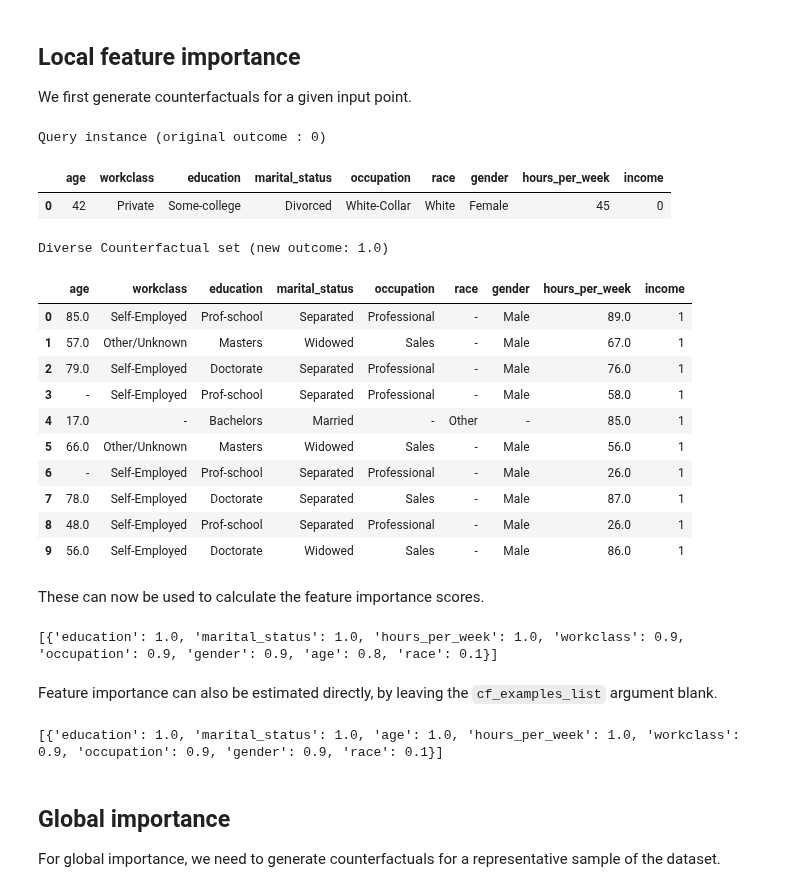
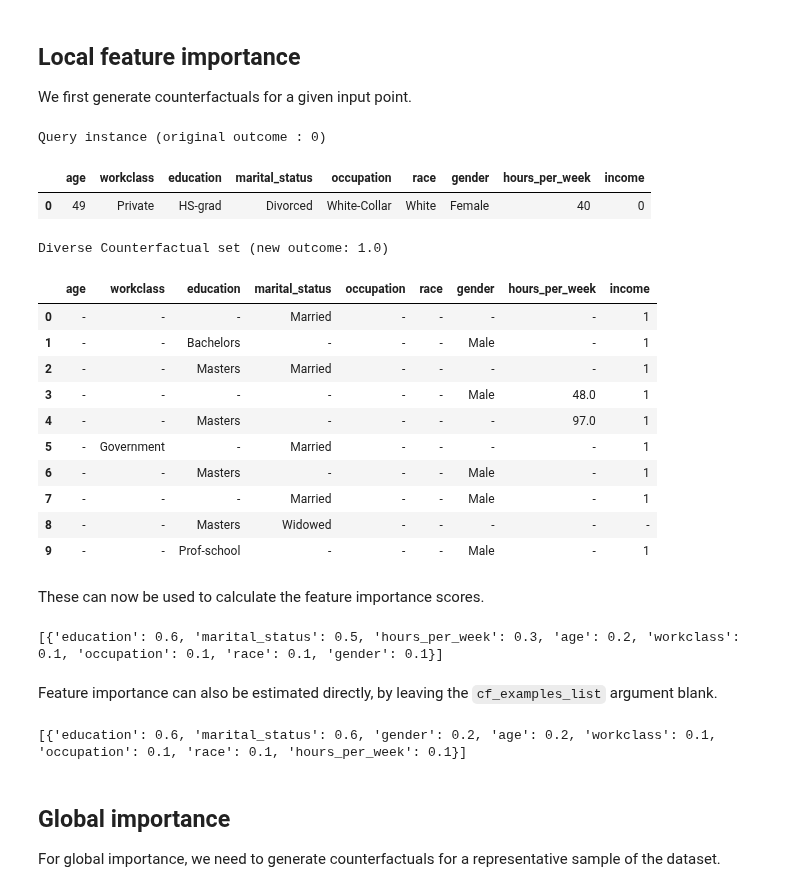
Before and after one commit to interpretml/DiCE, a Jupyter notebook: docs/source/notebooks/DiCE_feature_importances.ipynb, the cells around one changed output. Saved outputs shown, nothing was run; the diff lists cells and outputs as text; code cells hidden in the pictures.

```diff
--- a/docs/source/notebooks/DiCE_feature_importances.ipynb
+++ b/docs/source/notebooks/DiCE_feature_importances.ipynb
@@ -75,39 +75,40 @@ m = dice_ml.Model(model=model, backend="sklearn")
 We first generate counterfactuals for a given input point.
 # %%
 exp = Dice(d, m, method="random")
-query_instance = x_train[2:3]
-e1 = exp.generate_counterfactuals(query_instance, total_CFs=10)
+query_instance = x_train[1:2]
+e1 = exp.generate_counterfactuals(query_instance, total_CFs=10, desired_range=None,desired_class="opposite",
+                                   permitted_range=None, features_to_vary="all")
 e1.visualize_as_dataframe(show_only_changes=True)
 # %% [output]
 Query instance (original outcome : 0)
 |  | age | workclass | education | marital_status | occupation | race | gender | hours_per_week | income |
-| 0 | 42 | Private | Some-college | Divorced | White-Collar | White | Female | 45 | 0 |
+| 0 | 49 | Private | HS-grad | Divorced | White-Collar | White | Female | 40 | 0 |
 Diverse Counterfactual set (new outcome: 1.0)
 |  | age | workclass | education | marital_status | occupation | race | gender | hours_per_week | income |
-| 0 | 85.0 | Self-Employed | Prof-school | Separated | Professional | - | Male | 89.0 | 1 |
-| 1 | 57.0 | Other/Unknown | Masters | Widowed | Sales | - | Male | 67.0 | 1 |
-| 2 | 79.0 | Self-Employed | Doctorate | Separated | Professional | - | Male | 76.0 | 1 |
-| 3 | - | Self-Employed | Prof-school | Separated | Professional | - | Male | 58.0 | 1 |
-| 4 | 17.0 | - | Bachelors | Married | - | Other | - | 85.0 | 1 |
-| 5 | 66.0 | Other/Unknown | Masters | Widowed | Sales | - | Male | 56.0 | 1 |
-| 6 | - | Self-Employed | Prof-school | Separated | Professional | - | Male | 26.0 | 1 |
-| 7 | 78.0 | Self-Employed | Doctorate | Separated | Sales | - | Male | 87.0 | 1 |
-| 8 | 48.0 | Self-Employed | Prof-school | Separated | Professional | - | Male | 26.0 | 1 |
-| 9 | 56.0 | Self-Employed | Doctorate | Widowed | Sales | - | Male | 86.0 | 1 |
+| 0 | - | - | - | Married | - | - | - | - | 1 |
+| 1 | - | - | Bachelors | - | - | - | Male | - | 1 |
+| 2 | - | - | Masters | Married | - | - | - | - | 1 |
+| 3 | - | - | - | - | - | - | Male | 48.0 | 1 |
+| 4 | - | - | Masters | - | - | - | - | 97.0 | 1 |
+| 5 | - | Government | - | Married | - | - | - | - | 1 |
+| 6 | - | - | Masters | - | - | - | Male | - | 1 |
+| 7 | - | - | - | Married | - | - | Male | - | 1 |
+| 8 | - | - | Masters | Widowed | - | - | - | - | - |
+| 9 | - | - | Prof-school | - | - | - | Male | - | 1 |
 # %% [markdown]
 These can now be used to calculate the feature importance scores.
 # %%
 imp = exp.local_feature_importance(query_instance, cf_examples_list=e1.cf_examples_list)
 print(imp.local_importance)
 # %% [output]
-[{'education': 1.0, 'marital_status': 1.0, 'hours_per_week': 1.0, 'workclass': 0.9, 'occupation': 0.9, 'gender': 0.9, 'age': 0.8, 'race': 0.1}]
+[{'education': 0.6, 'marital_status': 0.5, 'hours_per_week': 0.3, 'age': 0.2, 'workclass': 0.1, 'occupation': 0.1, 'race': 0.1, 'gender': 0.1}]
 # %% [markdown]
 Feature importance can also be estimated directly, by leaving the `cf_examples_list` argument blank.
 # %%
 imp = exp.local_feature_importance(query_instance, posthoc_sparsity_param=None)
 print(imp.local_importance)
 # %% [output]
-[{'education': 1.0, 'marital_status': 1.0, 'age': 1.0, 'hours_per_week': 1.0, 'workclass': 0.9, 'occupation': 0.9, 'gender': 0.9, 'race': 0.1}]
+[{'education': 0.6, 'marital_status': 0.6, 'gender': 0.2, 'age': 0.2, 'workclass': 0.1, 'occupation': 0.1, 'race': 0.1, 'hours_per_week': 0.1}]
 # %% [markdown]
 ## Global importance
 
```
Also changed, not shown: parts of 2 cells of this notebook, 3 other files.
